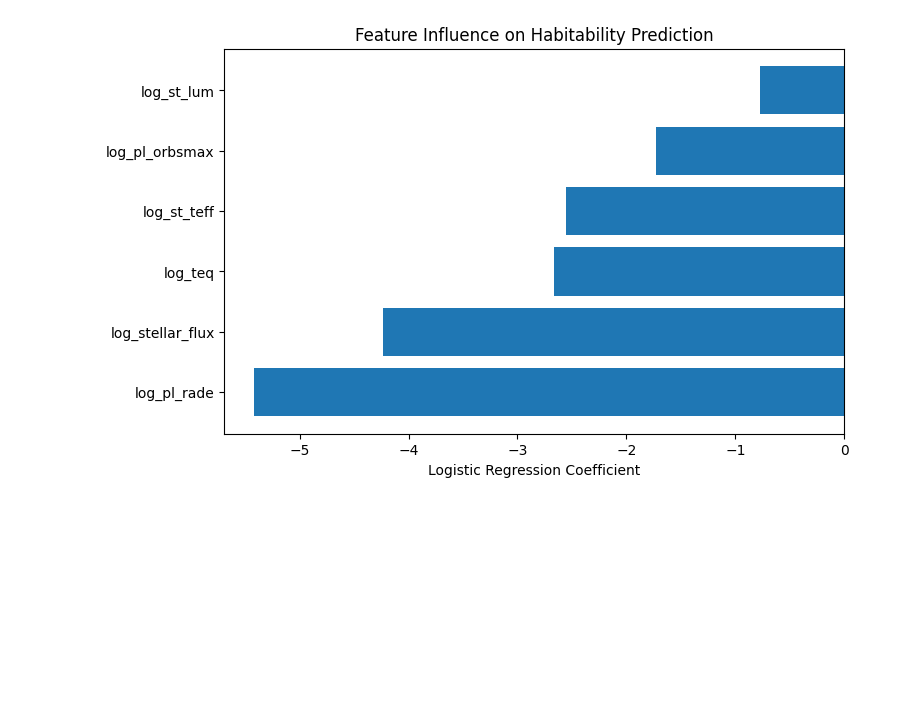
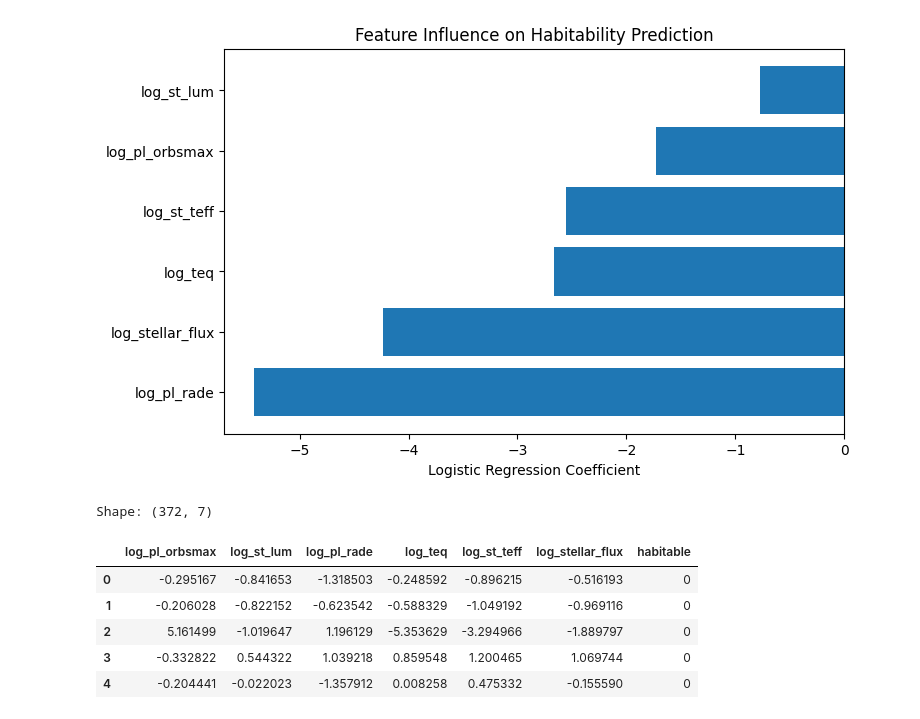
Before and after one commit to Samyukthaa-GR/exoplanet-habitability-project, a Jupyter notebook: notebooks/08_model_pipeline.ipynb, the cells around one changed output. Saved outputs shown, nothing was run; the diff lists cells and outputs as text; code cells hidden in the pictures; blank space fills up the shorter version.

```diff
--- a/notebooks/08_model_pipeline.ipynb
+++ b/notebooks/08_model_pipeline.ipynb
@@ -369,3 +369,20 @@ plt.gca().invert_yaxis()
 plt.show()
 # %% [output]
 [figure]
+# %%
+# ==============================
+# 14. Load Test Dataset
+# ==============================
+
+test_df = pd.read_csv("../data/processed/test_final.csv")
+
+print("Shape:", test_df.shape)
+test_df.head()
+# %% [output]
+Shape: (372, 7)
+|  | log_pl_orbsmax | log_st_lum | log_pl_rade | log_teq | log_st_teff | log_stellar_flux | habitable |
+| 0 | -0.295167 | -0.841653 | -1.318503 | -0.248592 | -0.896215 | -0.516193 | 0 |
+| 1 | -0.206028 | -0.822152 | -0.623542 | -0.588329 | -1.049192 | -0.969116 | 0 |
+| 2 | 5.161499 | -1.019647 | 1.196129 | -5.353629 | -3.294966 | -1.889797 | 0 |
+| 3 | -0.332822 | 0.544322 | 1.039218 | 0.859548 | 1.200465 | 1.069744 | 0 |
+| 4 | -0.204441 | -0.022023 | -1.357912 | 0.008258 | 0.475332 | -0.155590 | 0 |
```
Also changed, not shown: parts of 3 cells of this notebook.
